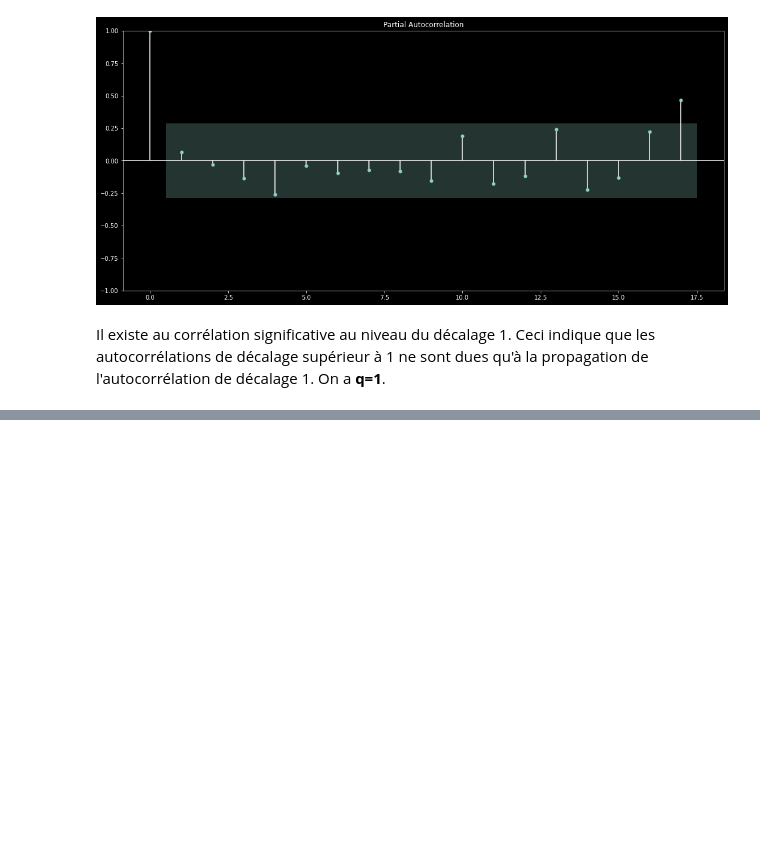
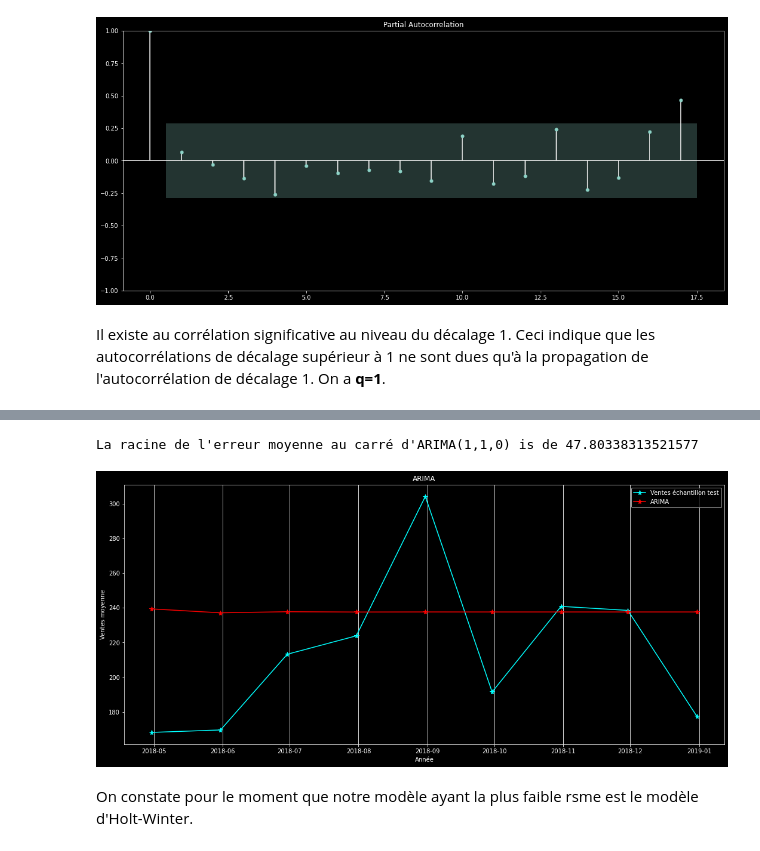
Before and after one commit to YassineLaamoumri/Time_Series, a Jupyter notebook: times_series_sales.ipynb, the cells around one changed output, grey strips where cells are left out. Cells and saved outputs as stored; diff of their text form; code cells hidden in the pictures; blank space fills up the shorter version.

Commit message:
arima

```diff
--- a/times_series_sales.ipynb
+++ b/times_series_sales.ipynb
@@ -350,4 +364,4 @@ q=1
 d=0
 arima_model = ARIMA(dftrain,order = (p,d,q))
 arima_model = arima_model.fit()
-arima_pred = arima_model.forecast(steps = 17)
+arima_pred = arima_model.forecast(steps=9)
@@ -387,0 +403,20 @@ ValueError: Found input variables with inconsistent numbers of samples: [9, 17]
+# %%
+mse = mean_squared_error(dftest, arima_pred)
+rmse = np.sqrt(mse)
+print(f"La racine de l'erreur moyenne au carré d'ARIMA(1,1,0) is de {rmse}")
+# %% [output]
+La racine de l'erreur moyenne au carré d'ARIMA(1,1,0) is de 47.80338313521577
+# %%
+fig, ax = plt.subplots(figsize=(18, 8))
+ax.plot(dftest,marker='*', markersize=8, label='Ventes échantillon test', color='cyan');
+ax.plot(arima_pred,marker='*', markersize=8, label='ARIMA', color='red');
+plt.xlabel('Année')
+plt.ylabel('Ventes moyenne')
+plt.title('ARIMA' )
+ax.grid(axis='x')
+ax.legend()
+plt.show()
+# %% [output]
+[figure, added]
+# %% [markdown]
+On constate pour le moment que notre modèle ayant la plus faible rsme est le modèle d'Holt-Winter.
```
Also changed, not shown: parts of 7 cells of this notebook.
